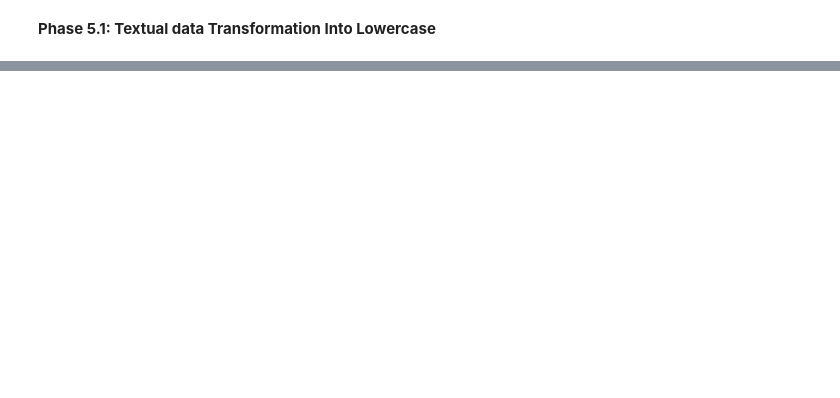
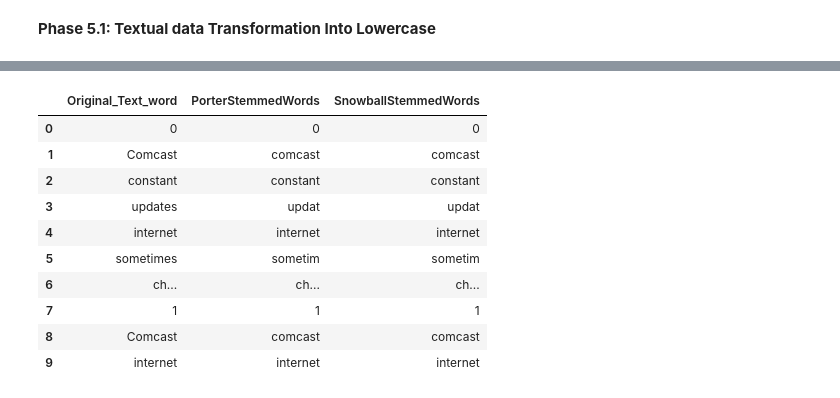
Before and after one commit to ijeoma91/Textual_NLP_Analysis, a Jupyter notebook: Textual_Analysis.ipynb, the cells around one changed output, grey strips where cells are left out. Cells and saved outputs as stored; diff of their text form; code cells hidden in the pictures; blank space fills up the shorter version.

```diff
--- a/Textual_Analysis.ipynb
+++ b/Textual_Analysis.ipynb
@@ -209,0 +256,17 @@ df
+# %%
+# Here we want to know how many times each occurs in our clean column called Clean_text_string
+
+from nltk.tokenize import word_tokenize
+from nltk.probability import FreqDist
+
+# Secondly, let create a list of all words in column *Clean_text_text)
+Token_all_words = ' '.join([word for word in Text_df['Clean_text_string']])
+
+## Now let tokenize all words using nltk techniques
+
+tokenized_words = nltk.tokenize.word_tokenize(Token_all_words)
+
+# Create vector matrix count how many times each word appeared in the whole dataset
+fdist = FreqDist(tokenized_words)
+print(fdist)
+fdist
@@ -209,0 +280,7 @@ df
+# %%
+# We have  to add another column that will contain all those frequency words to a new column .
+# We will use lambda to iterate each time each word occurs from the previous output FreqDist
+
+Text_df['Complainst_text_freqdist'] = Text_df['Customer_Text_Token'].apply(lambda x: ' '.join([item for item in x if fdist[item] >= 1 ]))
+
+Text_df[['Customer_Complaints_Text', 'Customer_Text_Token', 'Clean_text_string', 'Complainst_text_freqdist']].head()
@@ -209,0 +299,30 @@ df
+# %%
+from nltk.stem import PorterStemmer
+#from nltk.corpus import stopwords
+import re
+# First we will tokenie each word from the clean_text_string in row 2
+words  = nltk.tokenize.WhitespaceTokenizer().tokenize (Text_df["Clean_text_string"].to_string())
+# New dataframe is created to store those word called Original_Text_Word
+DataFrame_ = pd.DataFrame()
+DataFrame_['Original_Text_word'] = pd.Series(words)
+# We will use porter's stemmer and add new column. Porter stemming is suffix stripping algorithm. In the column of Porter Stemming every word will respresent  a sequence of consonants/vowels.
+PorterStemmedWords = [nltk.stem.PorterStemmer().stem(word) for word in words]
+DataFrame_['PorterStemmedWords'] = pd.Series(PorterStemmedWords)
+#We will also use SnowBall stemmer to process or text which is a better version of the porter stemmer.
+# viewing the output we can see that SnowballStemmer words is much better than PoterStemmer.
+
+SnowBallStemmedWords = [nltk.stem.SnowballStemmer("english").stem(word) for word in words]
+DataFrame_['SnowballStemmedWords'] = pd.Series(SnowBallStemmedWords)
+DataFrame_.head(10)
+# %% [output]
+|  | Original_Text_word | PorterStemmedWords | SnowballStemmedWords |
+| 0 | 0 | 0 | 0 |
+| 1 | Comcast | comcast | comcast |
+| 2 | constant | constant | constant |
+| 3 | updates | updat | updat |
+| 4 | internet | internet | internet |
+| 5 | sometimes | sometim | sometim |
+| 6 | ch... | ch... | ch... |
+| 7 | 1 | 1 | 1 |
+| 8 | Comcast | comcast | comcast |
+| 9 | internet | internet | internet |
```
Also changed, not shown: parts of 39 cells of this notebook.
